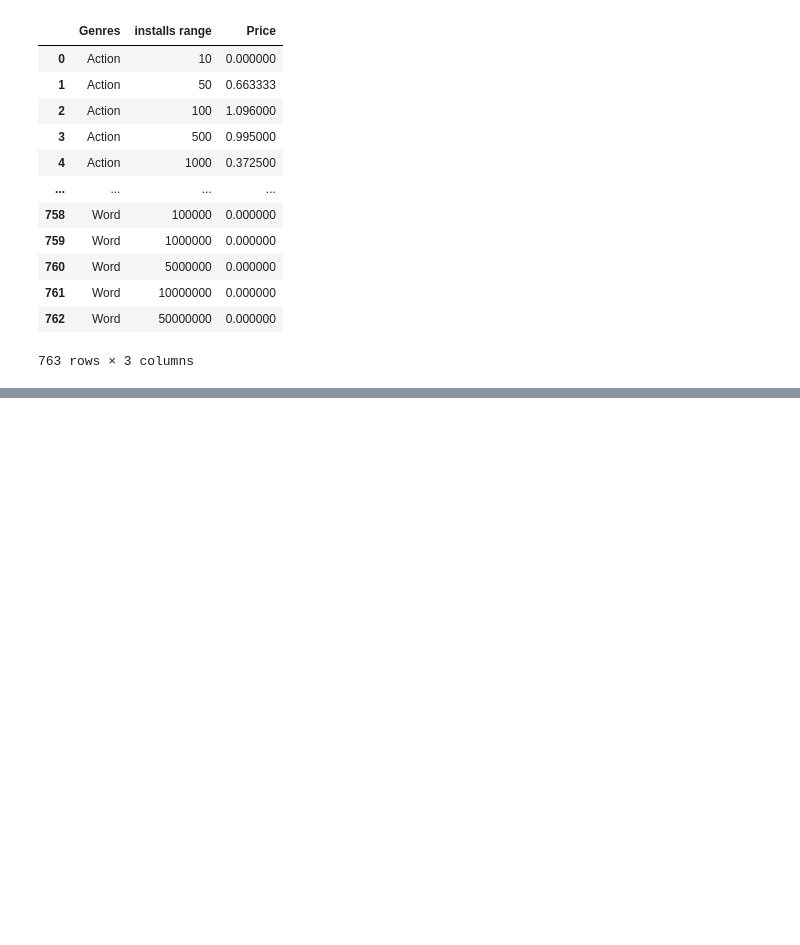
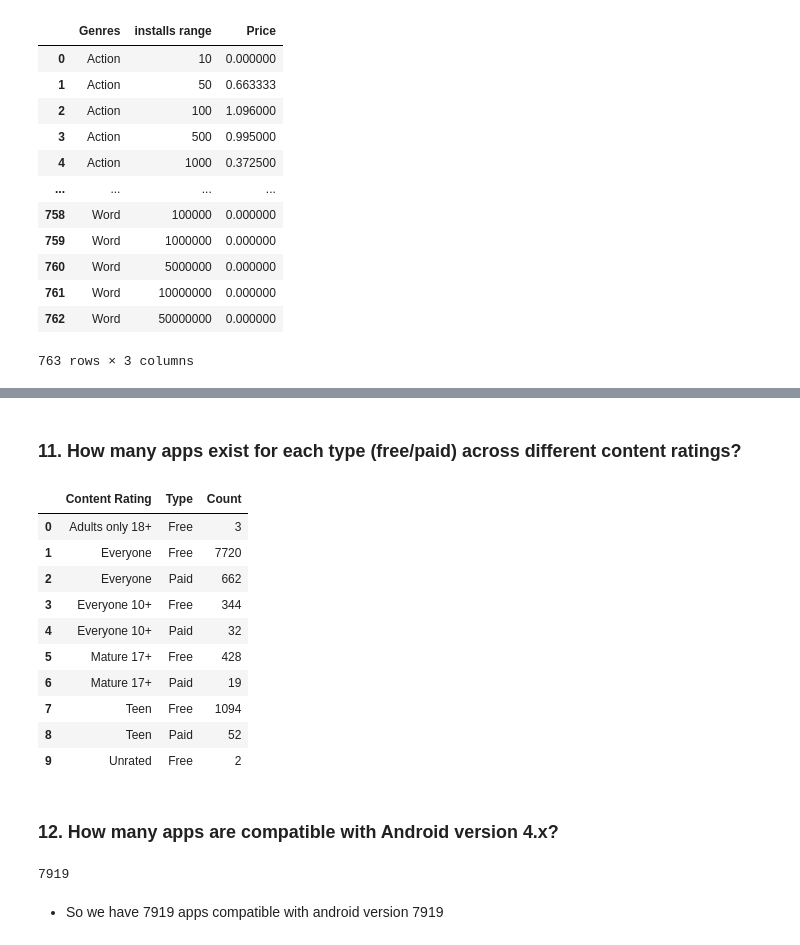
Before and after one commit to YoussifAhmed66/Play-Store-apps-data-cleaning-and-preprocessing, a Jupyter notebook: Script.ipynb, the cells around one changed output, grey strips where cells are left out. Saved outputs shown, nothing was run; the diff lists cells and outputs as text; code cells hidden in the pictures; blank space fills up the shorter version.

```diff
--- a/Script.ipynb
+++ b/Script.ipynb
@@ -713,0 +857,17 @@ df_avg_price
+# %% [markdown]
+### 11.	How many apps exist for each type (free/paid) across different content ratings?
+# %%
+df_content_count = df.groupby(['Content Rating', 'Type']).size().reset_index(name='Count')
+df_content_count
+# %% [output]
+|  | Content Rating | Type | Count |
+| 0 | Adults only 18+ | Free | 3 |
+| 1 | Everyone | Free | 7720 |
+| 2 | Everyone | Paid | 662 |
+| 3 | Everyone 10+ | Free | 344 |
+| 4 | Everyone 10+ | Paid | 32 |
+| 5 | Mature 17+ | Free | 428 |
+| 6 | Mature 17+ | Paid | 19 |
+| 7 | Teen | Free | 1094 |
+| 8 | Teen | Paid | 52 |
+| 9 | Unrated | Free | 2 |
@@ -713,0 +889,8 @@ df_avg_price
+# %% [markdown]
+### 12.	How many apps are compatible with Android version 4.x?
+# %%
+df[df["min android ver"].between(4, 5, inclusive="left")].shape[0]
+# %% [output]
+7919
+# %% [markdown]
+- So we have 7919 apps compatible with android version 7919
```
Also changed, not shown: parts of 27 cells of this notebook.
